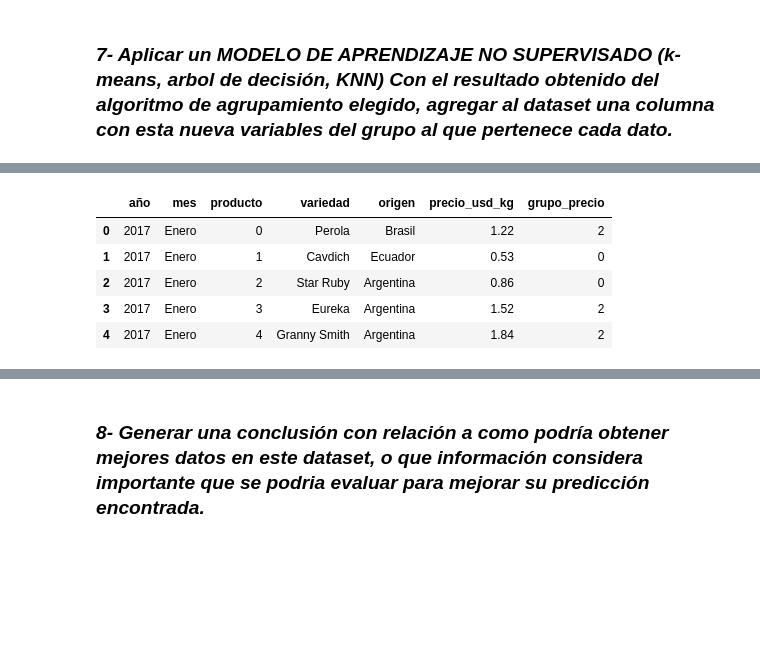
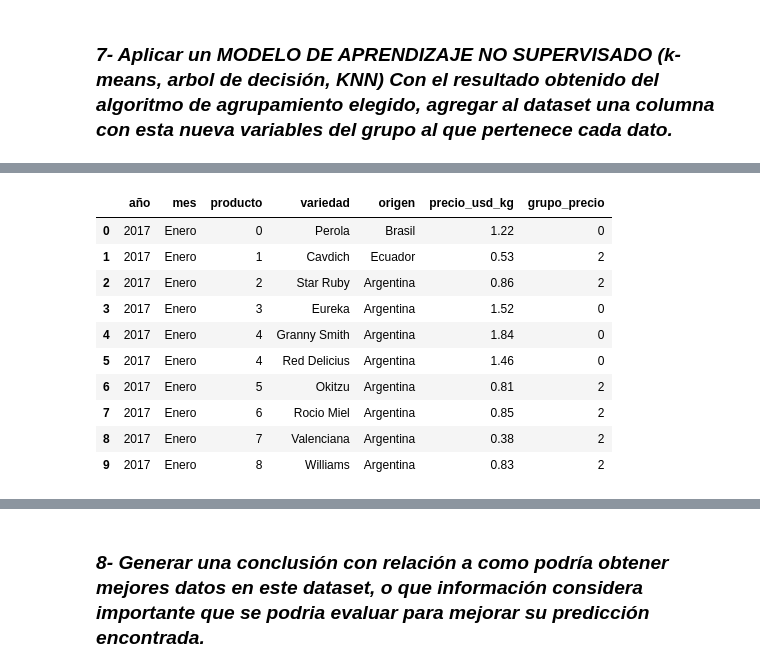
Before and after one commit to cristiandevar/TPIntegrador-1, a Jupyter notebook: TRABAJO_INTEGRADOR_1_Franco_Cristian.ipynb, the cells around one changed output, grey strips where cells are left out. Drawn from its saved outputs; the diff is of its cells as text; code cells hidden in the pictures; blank space fills up the shorter version.

```diff
--- a/TRABAJO_INTEGRADOR_1_Franco_Cristian.ipynb
+++ b/TRABAJO_INTEGRADOR_1_Franco_Cristian.ipynb
@@ -560,12 +560,11 @@ print(f""" En nuestro caso los valores de ambas metricas son:
 # Importo kmeans
 from sklearn.cluster import KMeans
 
-# Determino que usaremos la columna precio como referencia de a que grupo pertenece. La idea seria poder observar si
-# es un producto muy caro, caro o moderado, barato.
+# Usamos solamente la columna precio_usd_kg dado que es la unica variable cuantitativa continua
 X = np.array(df['precio_usd_kg']).reshape(-1,1)
 
 # Aplicamos el algoritmo K-means con k=4
-kmeans = KMeans(n_clusters=4, n_init=10)
+kmeans = KMeans(n_clusters=4)
 kmeans.fit(X)
 
 # Obtenemos los centroides y las etiquetas de cada punto
@@ -576,11 +575,11 @@ labels = kmeans.labels_
 colors = ['r', 'g', 'b', 'y']
 # Primero los puntos
 for i in range(len(X)):
-    plt.scatter(X[i][0], 0, s=25, c=colors[labels[i]])
+    plt.scatter(X[i][0], i, s=10, c=colors[labels[i]])
 
 # Luego los centroides
 for i in range(len(centroids)):
-    plt.scatter(centroids[i][0], 0, marker='*', s=250, c=colors[i])
+    plt.scatter(centroids[i][0], i, marker='*', s=250, c=colors[i])
 
 plt.show()
 # %% [output]
@@ -588,11 +587,16 @@ plt.show()
 # %%
 # Procedemos a crear la columna y almacenar la informacion obtenida
 df['grupo_precio'] = kmeans.labels_
-df.head()
+df.head(10)
 # %% [output]
 |  | año | mes | producto | variedad | origen | precio_usd_kg | grupo_precio |
-| 0 | 2017 | Enero | 0 | Perola | Brasil | 1.22 | 2 |
-| 1 | 2017 | Enero | 1 | Cavdich | Ecuador | 0.53 | 0 |
-| 2 | 2017 | Enero | 2 | Star Ruby | Argentina | 0.86 | 0 |
-| 3 | 2017 | Enero | 3 | Eureka | Argentina | 1.52 | 2 |
-| 4 | 2017 | Enero | 4 | Granny Smith | Argentina | 1.84 | 2 |
+| 0 | 2017 | Enero | 0 | Perola | Brasil | 1.22 | 0 |
+| 1 | 2017 | Enero | 1 | Cavdich | Ecuador | 0.53 | 2 |
+| 2 | 2017 | Enero | 2 | Star Ruby | Argentina | 0.86 | 2 |
+| 3 | 2017 | Enero | 3 | Eureka | Argentina | 1.52 | 0 |
+| 4 | 2017 | Enero | 4 | Granny Smith | Argentina | 1.84 | 0 |
+| 5 | 2017 | Enero | 4 | Red Delicius | Argentina | 1.46 | 0 |
+| 6 | 2017 | Enero | 5 | Okitzu | Argentina | 0.81 | 2 |
+| 7 | 2017 | Enero | 6 | Rocio Miel | Argentina | 0.85 | 2 |
+| 8 | 2017 | Enero | 7 | Valenciana | Argentina | 0.38 | 2 |
+| 9 | 2017 | Enero | 8 | Williams | Argentina | 0.83 | 2 |
```
Also changed, not shown: parts of 4 cells of this notebook.
